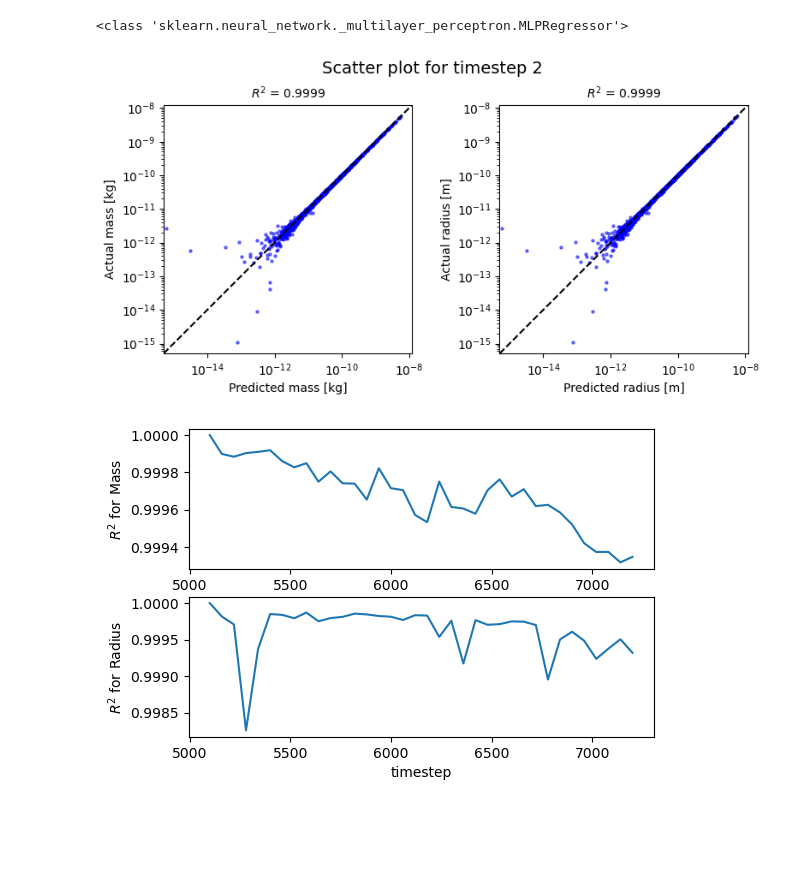
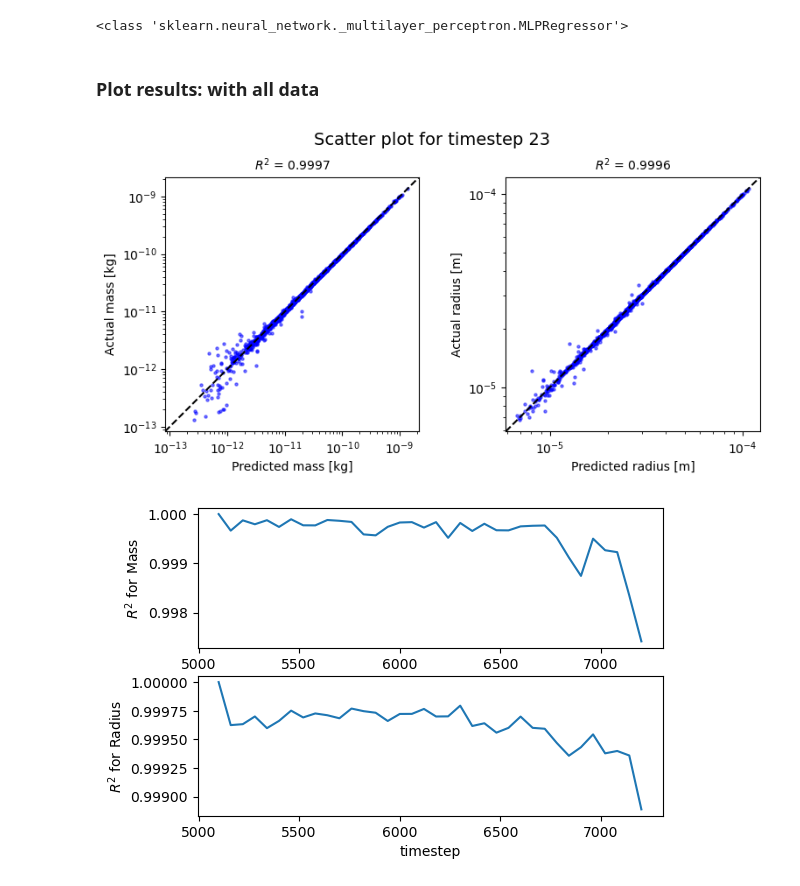
Before and after one commit to josephko91/ice-mp-su24, a Jupyter notebook: ml_examples/multistep_rollout_test.ipynb, the cells around one changed output. Cells and saved outputs as stored; diff of their text form; code cells hidden in the pictures; blank space fills up the shorter version.

Commit message:
remove outliers from data and clean notebook

```diff
--- a/ml_examples/multistep_rollout_test.ipynb
+++ b/ml_examples/multistep_rollout_test.ipynb
@@ -28,3 +30,32 @@ import random
+# %%
+def calculate_r2(y_true, y_pred):
+    # Calculate the mean of the actual values
+    mean_y_true = np.mean(y_true)
+
+    # Calculate the total sum of squares (SS_tot)
+    ss_tot = np.sum((y_true - mean_y_true) ** 2)
+
+    # Calculate the residual sum of squares (SS_res)
+    ss_res = np.sum((y_true - y_pred) ** 2)
+
+    # Calculate R²
+    r2 = 1 - (ss_res / ss_tot)
+
+    return r2
+
+def remove_outliers(lower, upper, df, cols):
+    """
+    lower: lower percentile threshold
+    upper: upper percentile threshold
+    df: pandas data frame to remove outlier from
+    cols: columns to check for outliers
+    """
+    for c in cols:
+        val_lower = np.percentile(df[c], lower)
+        val_upper = np.percentile(df[c], upper)
+        df = df[df[c] > val_lower]
+        df = df[df[c] < val_upper]
+    return df
 # %% [markdown]
 # Data processing
 # %%
@@ -199,10 +230,14 @@ for i in range(len(timestamps)-1):
     if testprint == True:
         print(f'timestep = {t}')
         print(result_next.head())
+# %% [markdown]
+### Plot results: with all data
 # %%
 # Plot scatter for mass and radius, for a random timestep
 random_timestep = random.randint(0, len(timestamps)-1)
 df_temp = results[random_timestep]
+cols = df_temp.columns[-4:]
+df_temp = remove_outliers(1, 99, df_temp, cols) # remove outliers
 fig, (ax1, ax2) = plt.subplots(1, 2, figsize=(8, 4))
 # --- plot for mass ---
 true = df_temp['mass_true']
@@ -218,8 +253,8 @@ ax1.set_xlim(ax1.get_ylim()) # set x/y axes limits
 ax1.set_xlabel(r'Predicted mass [kg]')
 ax1.set_ylabel(r'Actual mass [kg]')
 # --- plot for radius ---
-true = df_temp['mass_true']
-pred = df_temp['mass_pred']
+true = df_temp['rad_true']
+pred = df_temp['rad_pred']
 r2 = r2_score(true, pred)
 ax2.set_title(f'$R^2$ = {r2:.4f}', fontsize=10)
 ax2.scatter(true, pred, color="blue", alpha=0.5, s=5.0)
@@ -233,30 +268,32 @@ ax2.set_ylabel(r'Actual radius [m]')
 fig.suptitle(f'Scatter plot for timestep {random_timestep}', fontsize=14)
 fig.tight_layout()
 # %% [output]
-[figure, old version]
+[figure, new version]
 # %%
 # plot R2 vs. timestep
 r2_vals = []
 for i in range(len(timestamps)):
     df_temp = results[i]
+    cols = df_temp.columns[-4:]
+    df_temp = remove_outliers(1, 99, df_temp, cols) # remove outliers
     mass_true = df_temp['mass_true']
     mass_pred = df_temp['mass_pred']
     mass_r2 = r2_score(mass_true, mass_pred)
     rad_true = df_temp['rad_true']
     rad_pred = df_temp['rad_pred']
     rad_r2 = r2_score(rad_true, rad_pred)
     record = [timestamps[i], mass_r2, rad_r2]
     r2_vals.append(record)
 colnames = ['timestep', 'mass_r2', 'rad_r2']
 r2_df = pd.DataFrame(r2_vals, columns=colnames)
 
 # plot
 fig, (ax1, ax2) = plt.subplots(2, 1, figsize=(6, 4))
 r2_df.plot.line('timestep', 'mass_r2', ax=ax1)
 r2_df.plot.line('timestep', 'rad_r2', ax=ax2)
 ax1.get_legend().remove()
 ax2.get_legend().remove()
 ax1.set_ylabel('$R^2$ for Mass')
 ax2.set_ylabel('$R^2$ for Radius');
 # %% [output]
-[figure, old version]
+[figure, new version]
```
Also changed, not shown: parts of 7 cells of this notebook.
